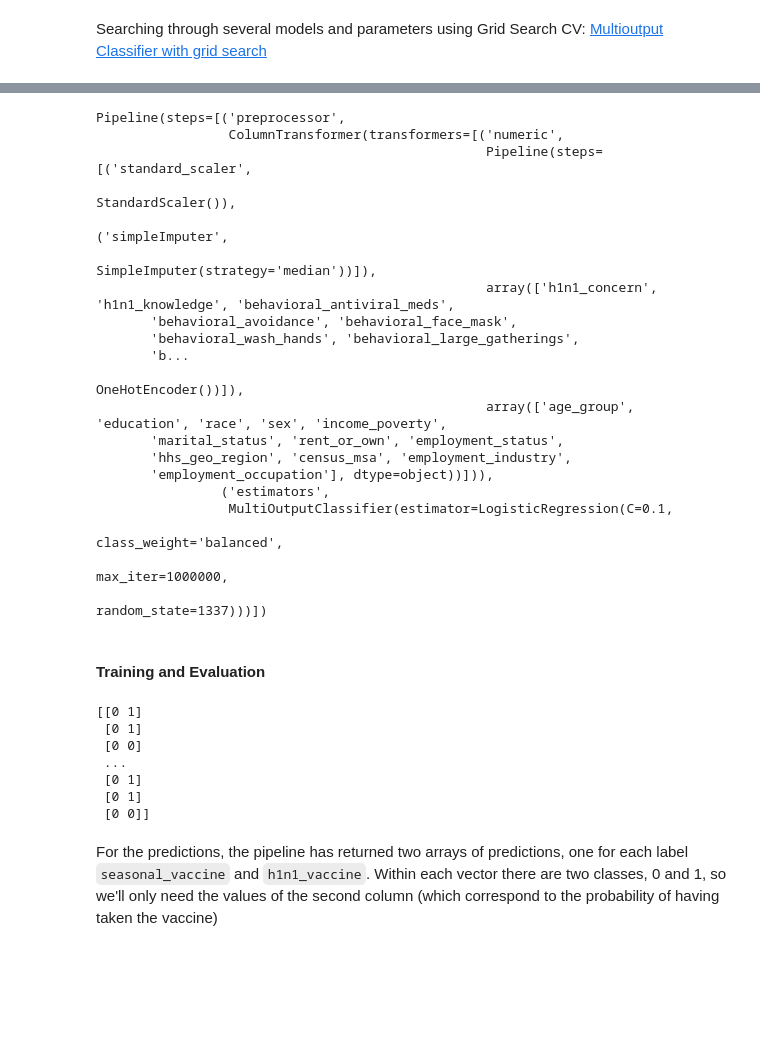
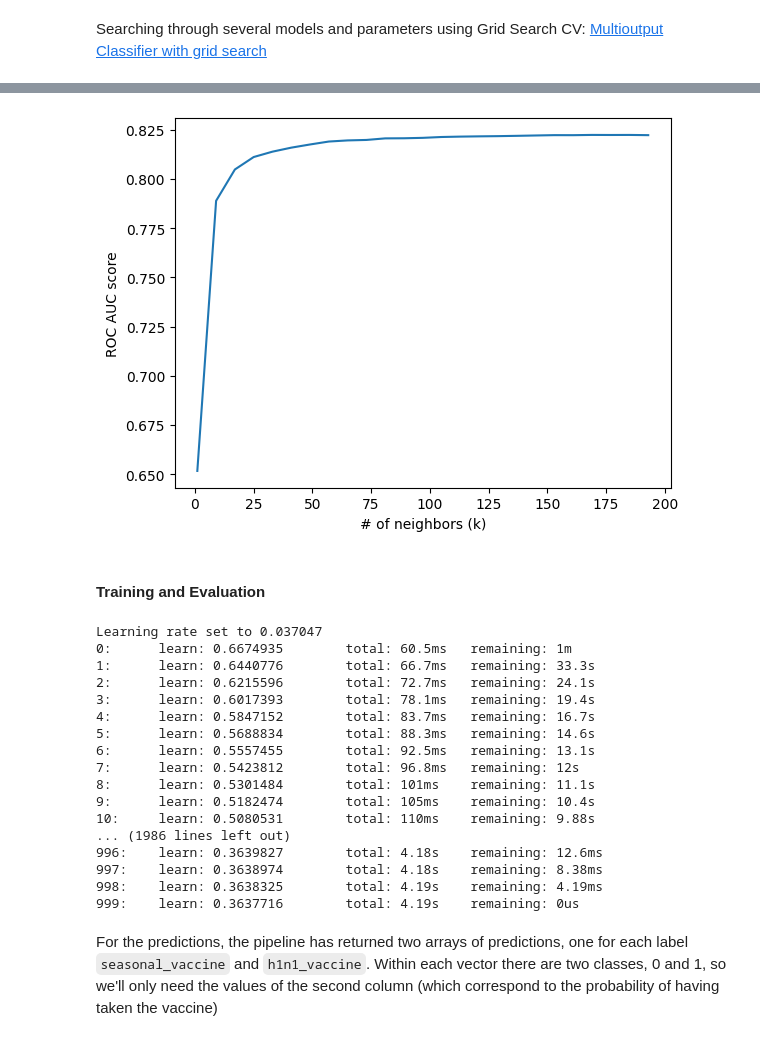
Before and after one commit to jorge-pais/APC_FluShotLearning, a Jupyter notebook: src/Project_mainModel.ipynb, the cells around one changed output, grey strips where cells are left out. Saved outputs shown, nothing was run; the diff lists cells and outputs as text; code cells hidden in the pictures; blank space fills up the shorter version.

```diff
--- a/src/Project_mainModel.ipynb
+++ b/src/Project_mainModel.ipynb
@@ -146,26 +179,15 @@ full_pipeline.fit(X_train, y_train)
-# %%
-clf.best_estimator_
-# %% [output]
-Pipeline(steps=[('preprocessor',
-                 ColumnTransformer(transformers=[('numeric',
-                                                  Pipeline(steps=[('standard_scaler',
-                                                                   StandardScaler()),
-                                                                  ('simpleImputer',
-                                                                   SimpleImputer(strategy='median'))]),
-                                                  array(['h1n1_concern', 'h1n1_knowledge', 'behavioral_antiviral_meds',
-       'behavioral_avoidance', 'behavioral_face_mask',
-       'behavioral_wash_hands', 'behavioral_large_gatherings',
-       'b...
-                                                                   OneHotEncoder())]),
-                                                  array(['age_group', 'education', 'race', 'sex', 'income_poverty',
-       'marital_status', 'rent_or_own', 'employment_status',
-       'hhs_geo_region', 'census_msa', 'employment_industry',
-       'employment_occupation'], dtype=object))])),
-                ('estimators',
-                 MultiOutputClassifier(estimator=LogisticRegression(C=0.1,
-                                                                    class_weight='balanced',
-                                                                    max_iter=1000000,
-                                                                    random_state=1337)))])
+# %%
+clf.cv_results_['mean_test_score']
+clf.param_grid
+
+fig, ax = plt.subplots()
+
+ax.plot(range(1, 199, 8), clf.cv_results_['mean_test_score'])
+ax.set_ylabel('ROC AUC score')
+ax.set_xlabel('# of neighbors (k)')
+plt.show()
+# %% [output]
+[figure, added]
 # %% [markdown]
 #### Training and Evaluation
 # %%
@@ -182,16 +204,26 @@ X_train, X_eval, y_train, y_eval = train_test_split(
 # Train the model
 full_pipeline.fit(X_train, y_train)
 # Evaluate
-preds = full_pipeline.predict(X_eval);
-print(preds)
+preds = full_pipeline.predict_proba(X_eval);
+#print(preds)
 # %% [output]
-[[0 1]
- [0 1]
- [0 0]
- ...
- [0 1]
- [0 1]
- [0 0]]
+Learning rate set to 0.037047
+0:      learn: 0.6674935        total: 60.5ms   remaining: 1m
+1:      learn: 0.6440776        total: 66.7ms   remaining: 33.3s
+2:      learn: 0.6215596        total: 72.7ms   remaining: 24.1s
+3:      learn: 0.6017393        total: 78.1ms   remaining: 19.4s
+4:      learn: 0.5847152        total: 83.7ms   remaining: 16.7s
+5:      learn: 0.5688834        total: 88.3ms   remaining: 14.6s
+6:      learn: 0.5557455        total: 92.5ms   remaining: 13.1s
+7:      learn: 0.5423812        total: 96.8ms   remaining: 12s
+8:      learn: 0.5301484        total: 101ms    remaining: 11.1s
+9:      learn: 0.5182474        total: 105ms    remaining: 10.4s
+10:     learn: 0.5080531        total: 110ms    remaining: 9.88s
+... (1986 lines left out)
+996:    learn: 0.3639827        total: 4.18s    remaining: 12.6ms
+997:    learn: 0.3638974        total: 4.18s    remaining: 8.38ms
+998:    learn: 0.3638325        total: 4.19s    remaining: 4.19ms
+999:    learn: 0.3637716        total: 4.19s    remaining: 0us
 # %% [markdown]
 For the predictions, the pipeline has returned two arrays of predictions, one for each label `seasonal_vaccine` and `h1n1_vaccine`. Within each vector there are two classes, 0 and 1, so we'll only need the values of the second column (which correspond to the probability of having taken the vaccine)
 # %%
```
Also changed, not shown: parts of 7 cells of this notebook, 8 other files.
